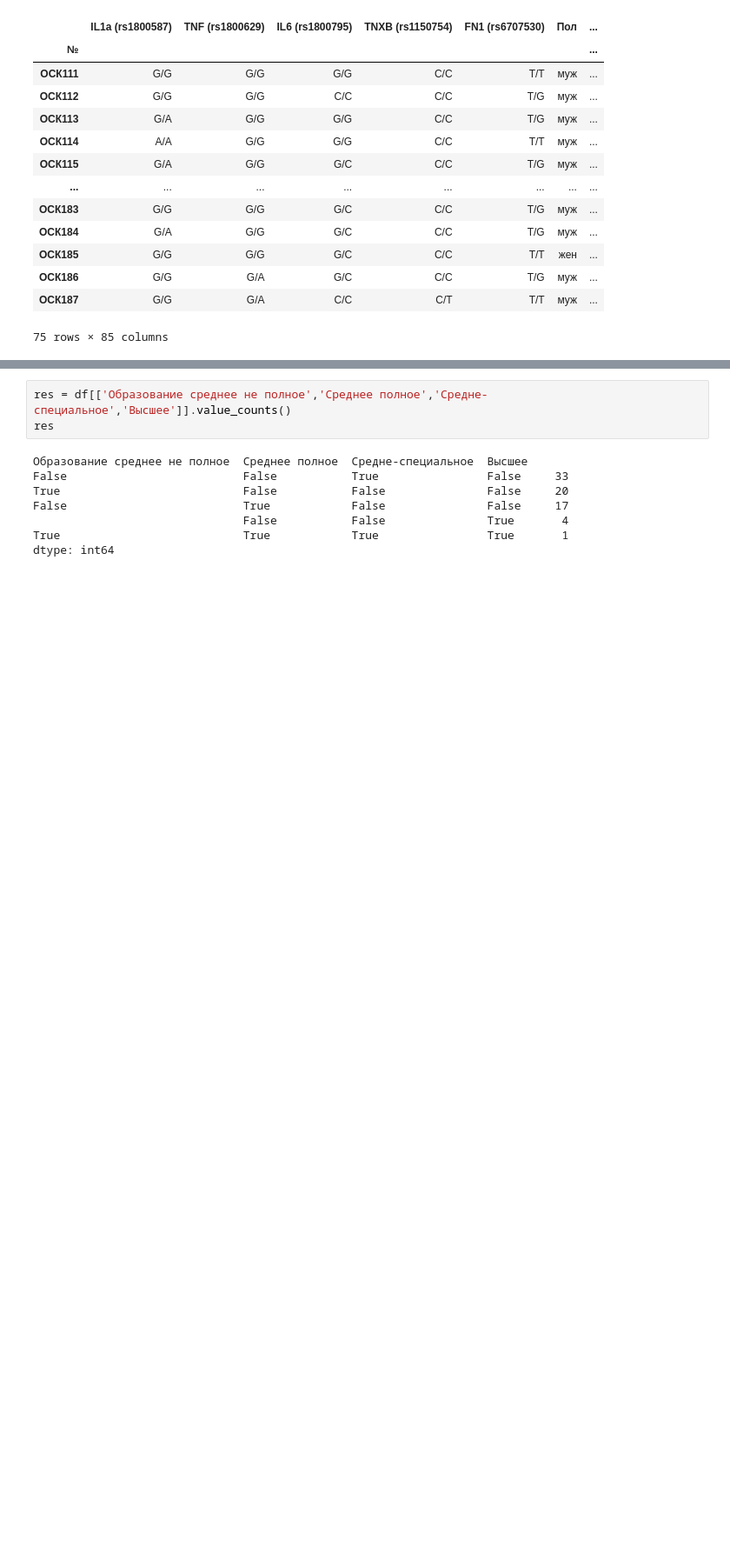
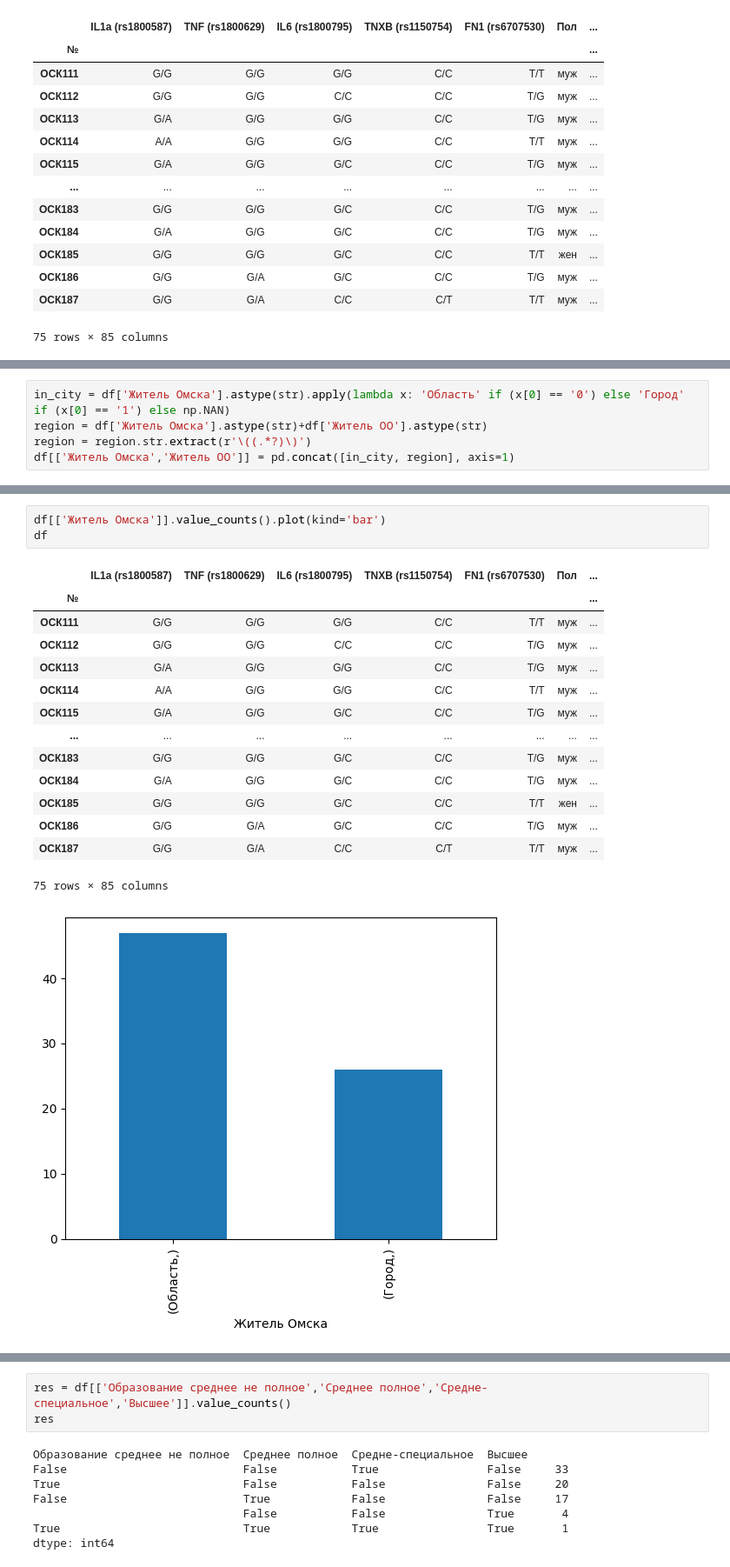
Before and after one commit to D-314/cyber-tuber, a Jupyter notebook: processing.ipynb, the cells around one changed output, grey strips where cells are left out. Shown at 87% size. Saved outputs shown, nothing was run; the diff lists cells and outputs as text; blank space fills up the shorter version.

```diff
--- a/processing.ipynb
+++ b/processing.ipynb
@@ -65,0 +42,5 @@ temp1
+# %%
+in_city = df['Житель Омска'].astype(str).apply(lambda x: 'Область' if (x[0] == '0') else 'Город' if (x[0] == '1') else np.NAN)
+region = df['Житель Омска'].astype(str)+df['Житель ОО'].astype(str)
+region = region.str.extract(r'\((.*?)\)')
+df[['Житель Омска','Житель ОО']] = pd.concat([in_city, region], axis=1)
@@ -65,0 +62,19 @@ temp1
+# %%
+df[['Житель Омска']].value_counts().plot(kind='bar')
+df
+# %% [output]
+|  | IL1a (rs1800587) | TNF (rs1800629) | IL6 (rs1800795) | TNXB (rs1150754) | FN1 (rs6707530) | Пол | ... |
+| № |  |  |  |  |  |  | ... |
+| ОСК111 | G/G | G/G | G/G | C/C | T/T | муж | ... |
+| ОСК112 | G/G | G/G | C/C | C/C | T/G | муж | ... |
+| ОСК113 | G/A | G/G | G/G | C/C | T/G | муж | ... |
+| ОСК114 | A/A | G/G | G/G | C/C | T/T | муж | ... |
+| ОСК115 | G/A | G/G | G/C | C/C | T/G | муж | ... |
+| ... | ... | ... | ... | ... | ... | ... | ... |
+| ОСК183 | G/G | G/G | G/C | C/C | T/G | муж | ... |
+| ОСК184 | G/A | G/G | G/C | C/C | T/G | муж | ... |
+| ОСК185 | G/G | G/G | G/C | C/C | T/T | жен | ... |
+| ОСК186 | G/G | G/A | G/C | C/C | T/G | муж | ... |
+| ОСК187 | G/G | G/A | C/C | C/T | T/T | муж | ... |
+75 rows × 85 columns
+[figure, added]
```
Also changed, not shown: parts of 7 cells of this notebook.
